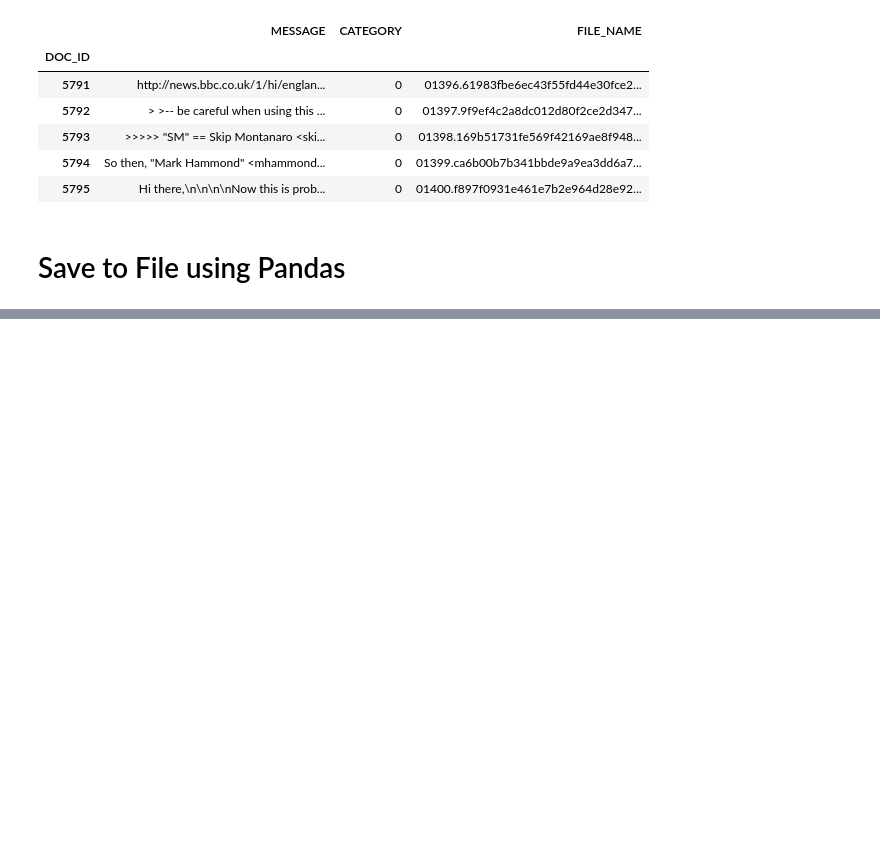
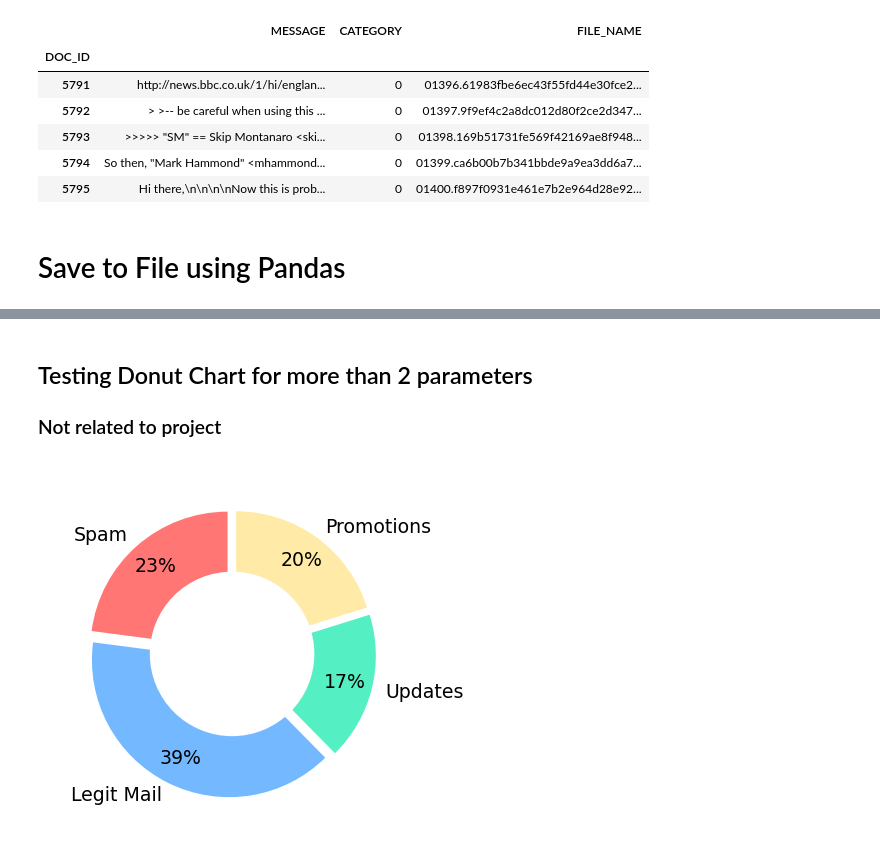
Before and after one commit to abhijoshi2k/spam-email-classification, a Jupyter notebook: Bayes Classifier.ipynb, the cells around one changed output, grey strips where cells are left out. Cells and saved outputs as stored; diff of their text form; code cells hidden in the pictures; blank space fills up the shorter version.

```diff
--- a/Bayes Classifier.ipynb
+++ b/Bayes Classifier.ipynb
@@ -255,0 +308,20 @@ data.to_json(DATA_JSON_FILE)
+# %% [markdown]
+## Testing Donut Chart for more than 2 parameters
+### Not related to project
+# %%
+category_names = ['Spam', 'Legit Mail', 'Updates', 'Promotions']
+sizes = [25, 43, 19, 22]
+custom_colors = ['#ff7675', '#74b9ff', '#55efc4', '#ffeaa7']
+offset = [0.05, 0.05, 0.05, 0.05]
+
+plt.figure(figsize=(2, 2), dpi=227)
+
+plt.pie(sizes, labels=category_names, textprops={'fontsize': 6}, startangle=90, autopct='%1.0f%%', colors=custom_colors, pctdistance=0.8, explode=offset)
+
+# draw circle
+center_circle = plt.Circle((0, 0), radius=0.6, fc='white')
+plt.gca().add_artist(center_circle)
+
+plt.show()
+# %% [output]
+[figure, added]
```
Also changed, not shown: parts of 7 cells of this notebook.
